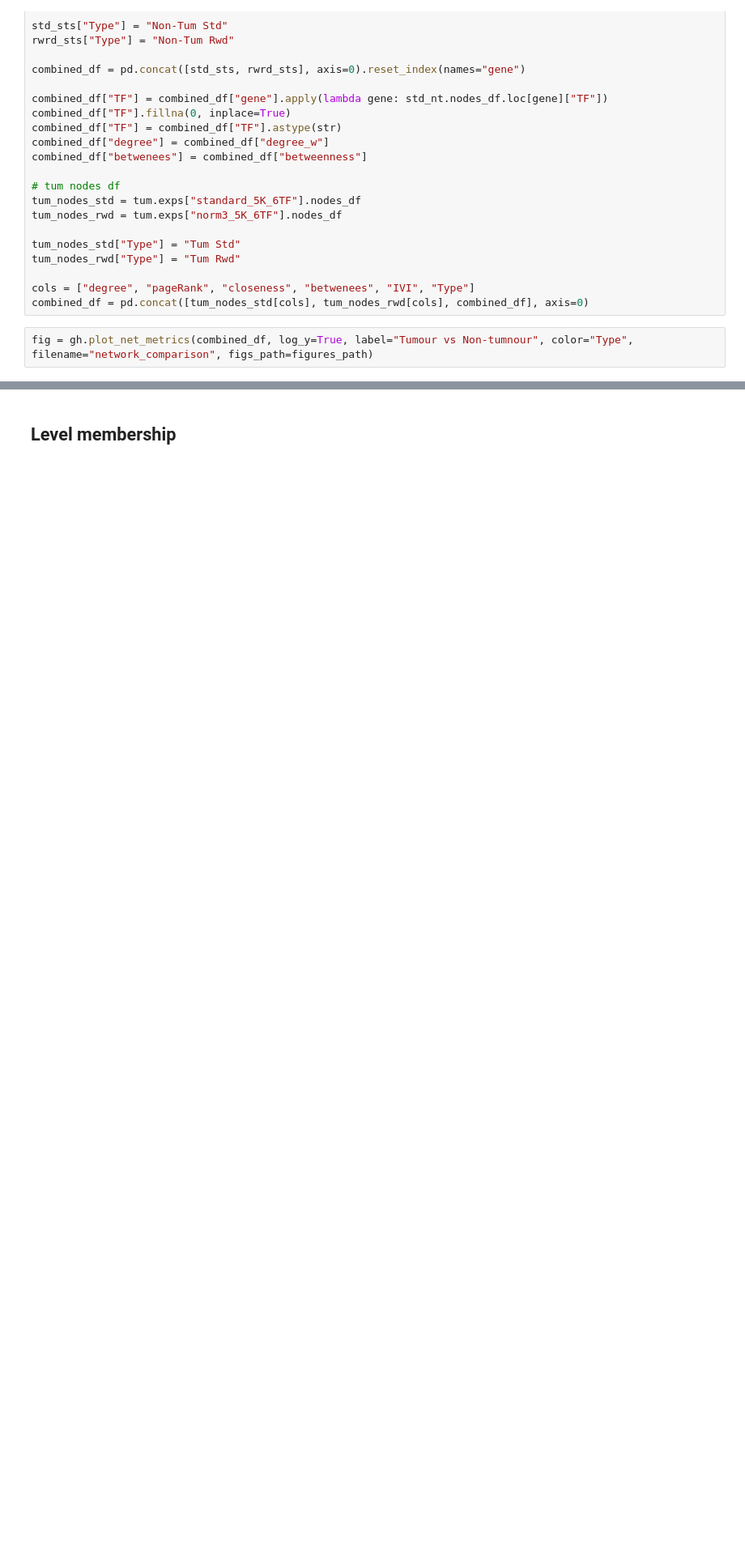
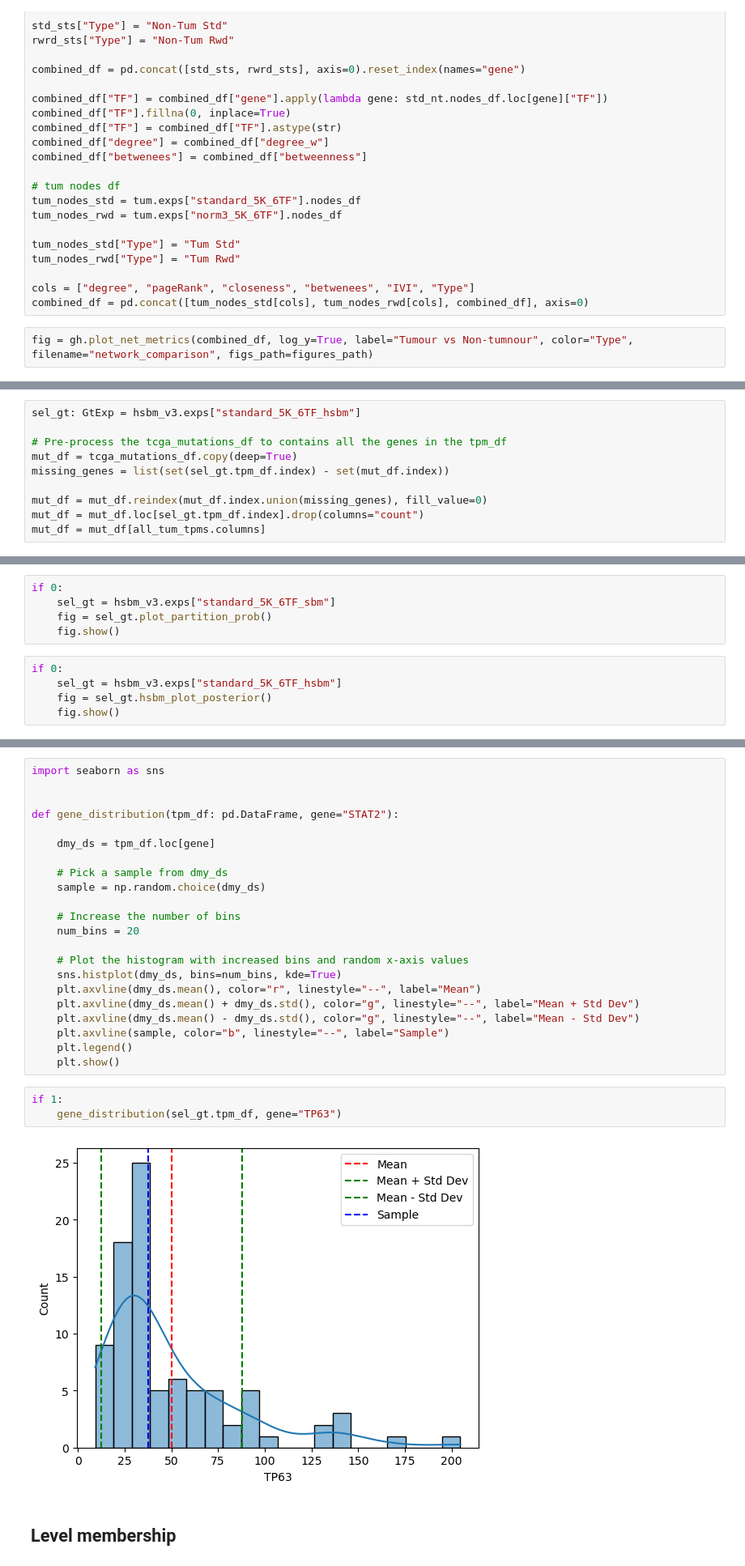
Before and after one commit to vladUng/Phd_extended, a Jupyter notebook: notebooks/network_II/validation_hSBM.ipynb, the cells around one changed output, grey strips where cells are left out. Shown at 81% size. Saved outputs shown, nothing was run; the diff lists cells and outputs as text; blank space fills up the shorter version.

```diff
--- a/notebooks/network_II/validation_hSBM.ipynb
+++ b/notebooks/network_II/validation_hSBM.ipynb
@@ -185,0 +201,10 @@ fig = gh.plot_net_metrics(combined_df, log_y=True, label="Tumour vs Non-tumnour"
+# %%
+sel_gt: GtExp = hsbm_v3.exps["standard_5K_6TF_hsbm"]
+
+# Pre-process the tcga_mutations_df to contains all the genes in the tpm_df
+mut_df = tcga_mutations_df.copy(deep=True)
+missing_genes = list(set(sel_gt.tpm_df.index) - set(mut_df.index))
+
+mut_df = mut_df.reindex(mut_df.index.union(missing_genes), fill_value=0)
+mut_df = mut_df.loc[sel_gt.tpm_df.index].drop(columns="count")
+mut_df = mut_df[all_tum_tpms.columns]
@@ -185,0 +289,10 @@ fig = gh.plot_net_metrics(combined_df, log_y=True, label="Tumour vs Non-tumnour"
+# %%
+if 0:
+    sel_gt = hsbm_v3.exps["standard_5K_6TF_sbm"]
+    fig = sel_gt.plot_partition_prob()
+    fig.show()
+# %%
+if 0:
+    sel_gt = hsbm_v3.exps["standard_5K_6TF_hsbm"]
+    fig = sel_gt.hsbm_plot_posterior()
+    fig.show()
@@ -186,3 +303,30 @@ fig = gh.plot_net_metrics(combined_df, log_y=True, label="Tumour vs Non-tumnour"
+# %%
+import seaborn as sns
+
+
+def gene_distribution(tpm_df: pd.DataFrame, gene="STAT2"):
+
+    dmy_ds = tpm_df.loc[gene]
+
+    # Pick a sample from dmy_ds
+    sample = np.random.choice(dmy_ds)
+
+    # Increase the number of bins
+    num_bins = 20
+
+    # Plot the histogram with increased bins and random x-axis values
+    sns.histplot(dmy_ds, bins=num_bins, kde=True)
+    plt.axvline(dmy_ds.mean(), color="r", linestyle="--", label="Mean")
+    plt.axvline(dmy_ds.mean() + dmy_ds.std(), color="g", linestyle="--", label="Mean + Std Dev")
+    plt.axvline(dmy_ds.mean() - dmy_ds.std(), color="g", linestyle="--", label="Mean - Std Dev")
+    plt.axvline(sample, color="b", linestyle="--", label="Sample")
+    plt.legend()
+    plt.show()
+# %%
+if 1:
+    gene_distribution(sel_gt.tpm_df, gene="TP63")
+# %% [output]
+[figure, added]
 # %% [markdown]
 ## Level membership
 # %%
```
Also changed, not shown: parts of 11 cells of this notebook, 1 other file.
